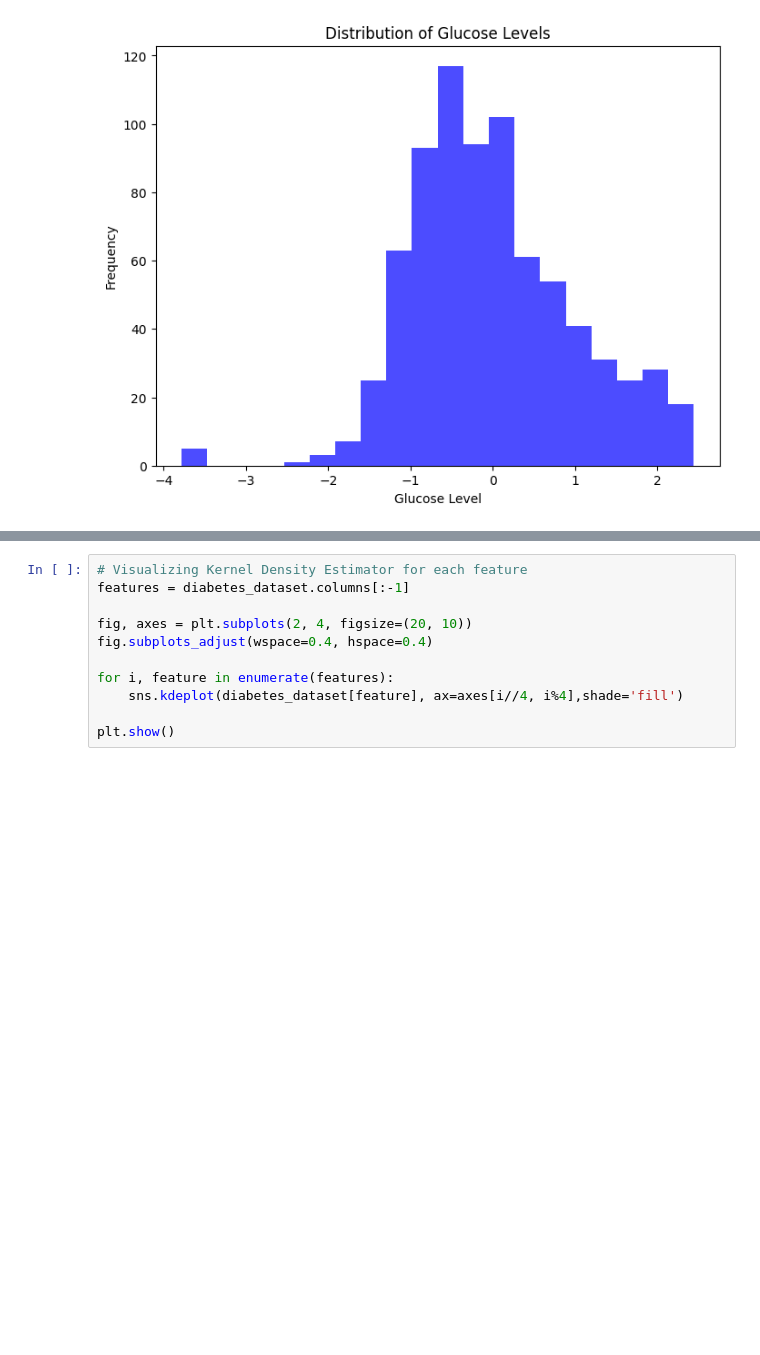
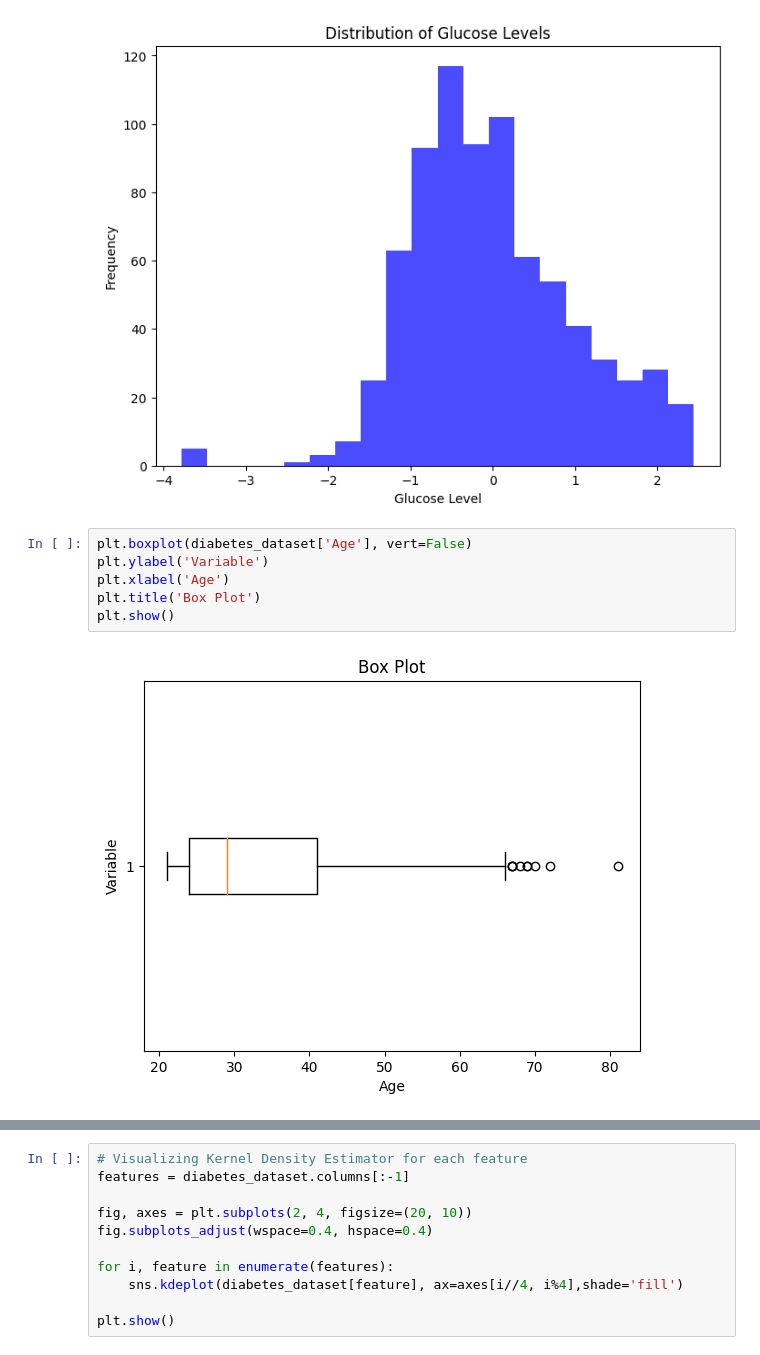
Before and after one commit to Tamil-004/diabetes-prediction, a Jupyter notebook: phase5upd.ipynb, the cells around one changed output, grey strips where cells are left out. Drawn from its saved outputs; the diff is of its cells as text; blank space fills up the shorter version.

```diff
--- a/phase5upd.ipynb
+++ b/phase5upd.ipynb
@@ -287,3 +287,11 @@ plt.show()
 # %% [output]
 [figure]
 [figure]
+# %%
+plt.boxplot(diabetes_dataset['Age'], vert=False)
+plt.ylabel('Variable')
+plt.xlabel('Age')
+plt.title('Box Plot')
+plt.show()
+# %% [output]
+[figure, added]
```
Also changed, not shown: parts of 6 cells of this notebook.
